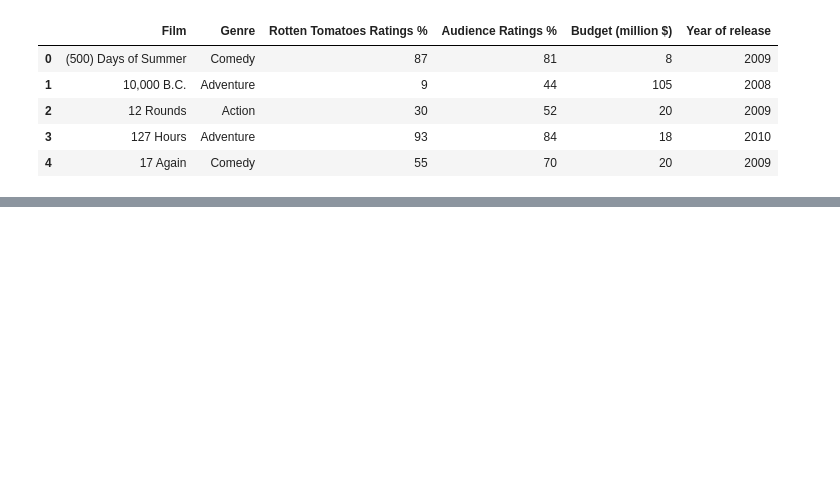
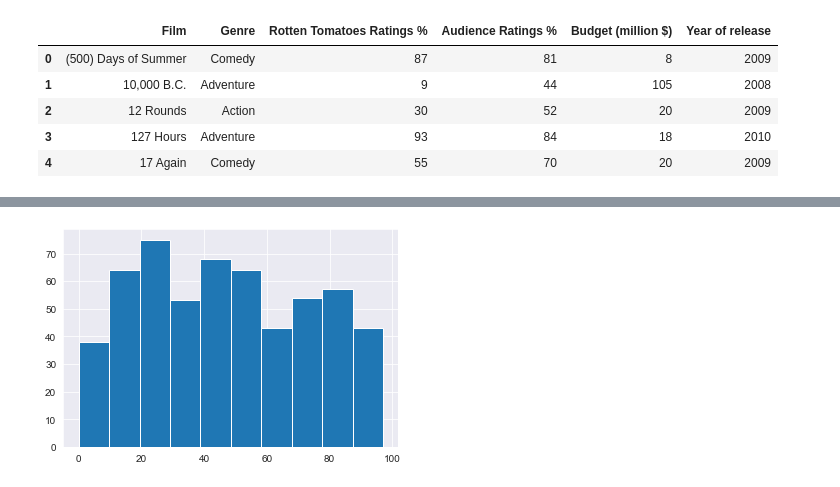
Before and after one commit to BalogunSoliu/myr, a Jupyter notebook: JointPlots.ipynb, the cells around one changed output, grey strips where cells are left out. Saved outputs shown, nothing was run; the diff lists cells and outputs as text; code cells hidden in the pictures; blank space fills up the shorter version.

```diff
--- a/JointPlots.ipynb
+++ b/JointPlots.ipynb
@@ -26,0 +27,6 @@ hist = sb.jointplot(data=movies, x='Budget (million $)', y='Rotten Tomatoes Rati
+# %%
+
+plt.hist(movies['Rotten Tomatoes Ratings %'])
+plt.show()
+# %% [output]
+[figure, added]
```
Also changed, not shown: parts of 4 cells of this notebook.
